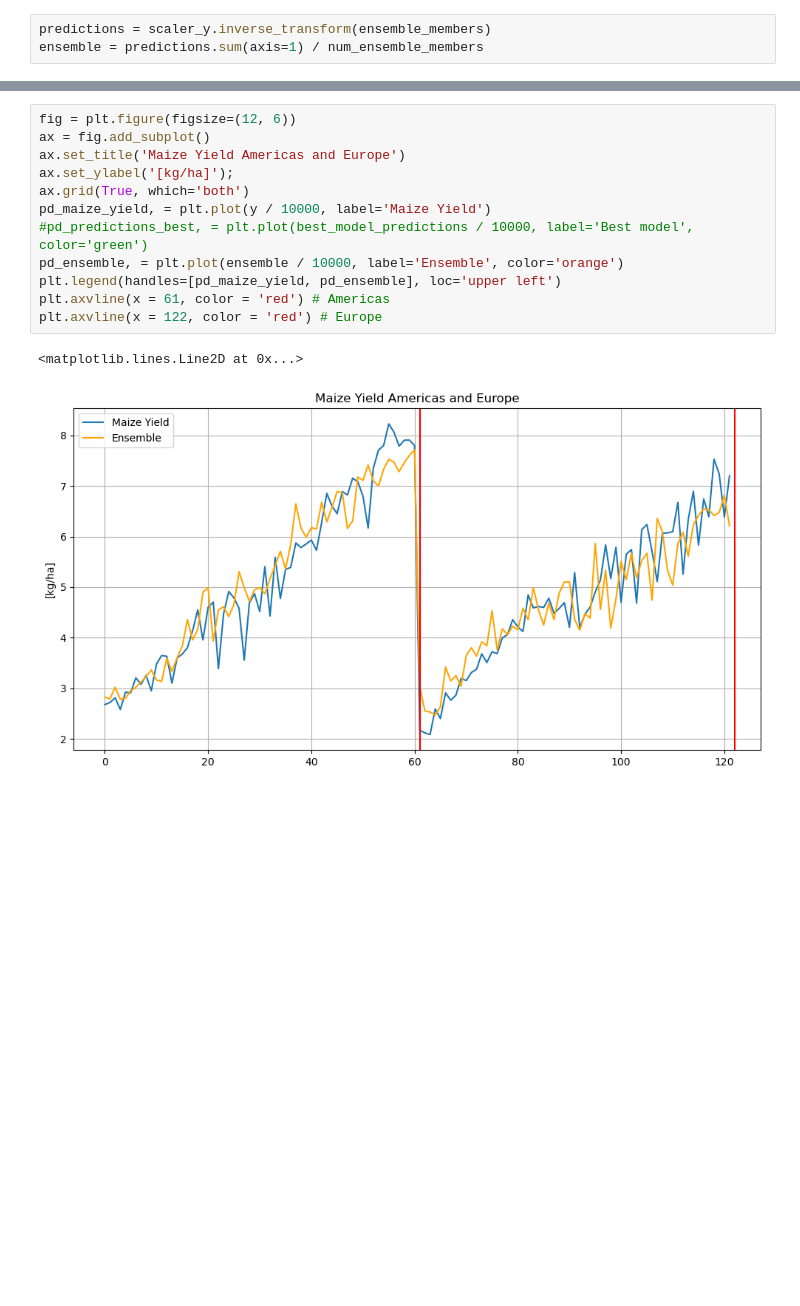
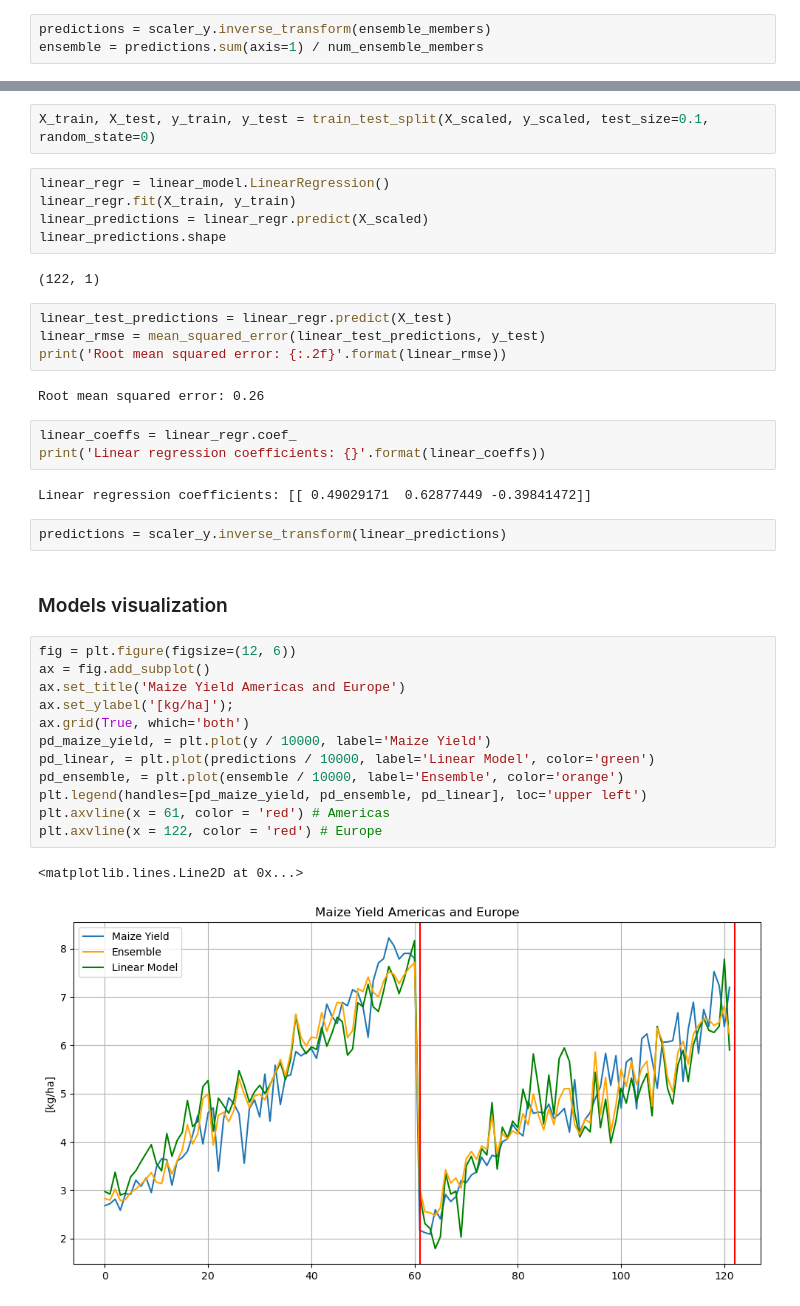
Before and after one commit to luigiselmi/climate, a Jupyter notebook: iia/fao/faostat_world_regions.ipynb, the cells around one changed output, grey strips where cells are left out. Saved outputs shown, nothing was run; the diff lists cells and outputs as text; blank space fills up the shorter version.

Commit message:
linear model crop yield americas and europe

```diff
--- a/iia/fao/faostat_world_regions.ipynb
+++ b/iia/fao/faostat_world_regions.ipynb
@@ -805,15 +810,39 @@ ensemble = predictions.sum(axis=1) / num_ensemble_members
+# %%
+X_train, X_test, y_train, y_test = train_test_split(X_scaled, y_scaled, test_size=0.1, random_state=0)
+# %%
+linear_regr = linear_model.LinearRegression()
+linear_regr.fit(X_train, y_train)
+linear_predictions = linear_regr.predict(X_scaled)
+linear_predictions.shape
+# %% [output]
+(122, 1)
+# %%
+linear_test_predictions = linear_regr.predict(X_test)
+linear_rmse = mean_squared_error(linear_test_predictions, y_test)
+print('Root mean squared error: {:.2f}'.format(linear_rmse))
+# %% [output]
+Root mean squared error: 0.26
+# %%
+linear_coeffs = linear_regr.coef_
+print('Linear regression coefficients: {}'.format(linear_coeffs))
+# %% [output]
+Linear regression coefficients: [[ 0.49029171  0.62877449 -0.39841472]]
+# %%
+predictions = scaler_y.inverse_transform(linear_predictions)
+# %% [markdown]
+### Models visualization
 # %%
 fig = plt.figure(figsize=(12, 6))
 ax = fig.add_subplot()
 ax.set_title('Maize Yield Americas and Europe')
 ax.set_ylabel('[kg/ha]');
 ax.grid(True, which='both')
 pd_maize_yield, = plt.plot(y / 10000, label='Maize Yield')
-#pd_predictions_best, = plt.plot(best_model_predictions / 10000, label='Best model', color='green')
+pd_linear, = plt.plot(predictions / 10000, label='Linear Model', color='green')
 pd_ensemble, = plt.plot(ensemble / 10000, label='Ensemble', color='orange')
-plt.legend(handles=[pd_maize_yield, pd_ensemble], loc='upper left')
+plt.legend(handles=[pd_maize_yield, pd_ensemble, pd_linear], loc='upper left')
 plt.axvline(x = 61, color = 'red') # Americas
 plt.axvline(x = 122, color = 'red') # Europe
 # %% [output]
 <matplotlib.lines.Line2D at 0x...>
-[figure, old version]
+[figure, new version]
```
Also changed, not shown: parts of 2 cells of this notebook.
